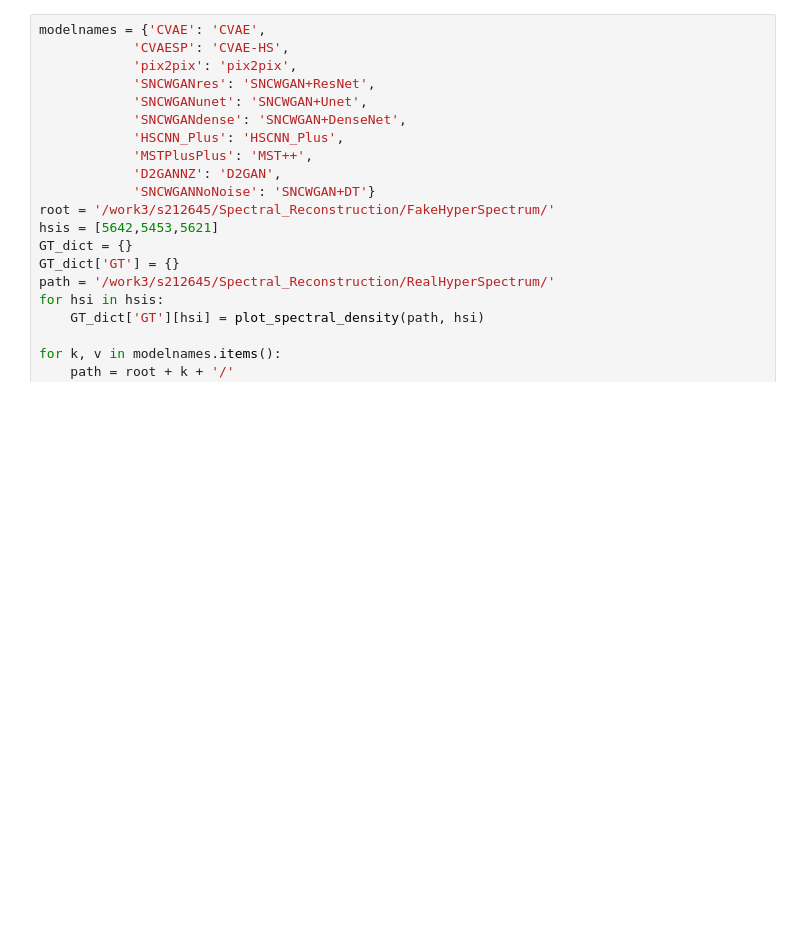
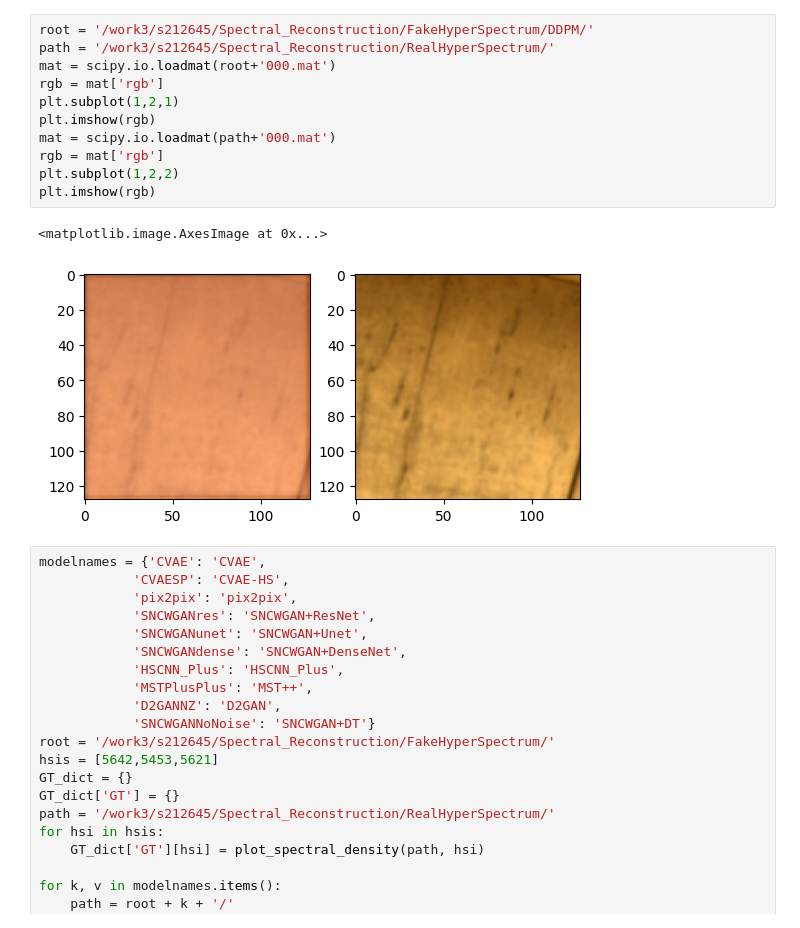
Before and after one commit to Karl-Liu-ch/Spectral_Reconstruction, a Jupyter notebook: data_visualization.ipynb, the cells around one changed output. Saved outputs shown, nothing was run; the diff lists cells and outputs as text; blank space fills up the shorter version.

```diff
--- a/data_visualization.ipynb
+++ b/data_visualization.ipynb
@@ -21,3 +23,17 @@ device
+# %%
+root = '/work3/s212645/Spectral_Reconstruction/FakeHyperSpectrum/DDPM/'
+path = '/work3/s212645/Spectral_Reconstruction/RealHyperSpectrum/'
+mat = scipy.io.loadmat(root+'000.mat')
+rgb = mat['rgb']
+plt.subplot(1,2,1)
+plt.imshow(rgb)
+mat = scipy.io.loadmat(path+'000.mat')
+rgb = mat['rgb']
+plt.subplot(1,2,2)
+plt.imshow(rgb)
+# %% [output]
+<matplotlib.image.AxesImage at 0x...>
+[figure, added]
 # %%
 modelnames = {'CVAE': 'CVAE',
             'CVAESP': 'CVAE-HS',
```
Also changed, not shown: parts of 2 cells of this notebook, 17 other files.
